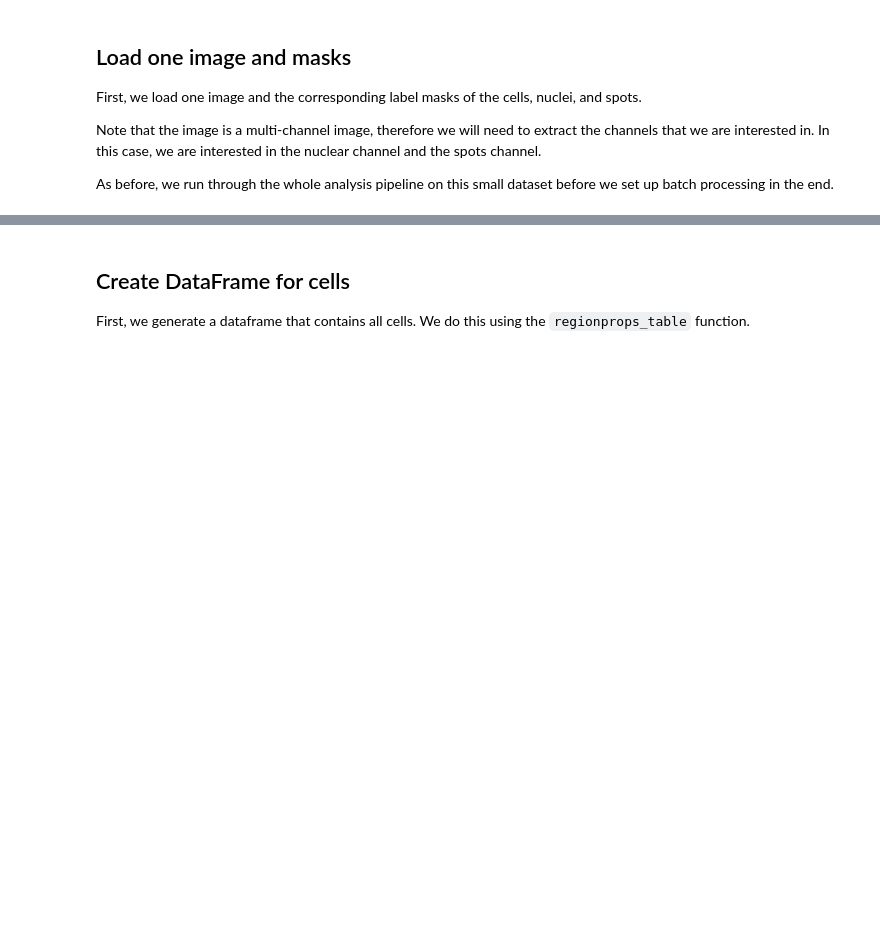
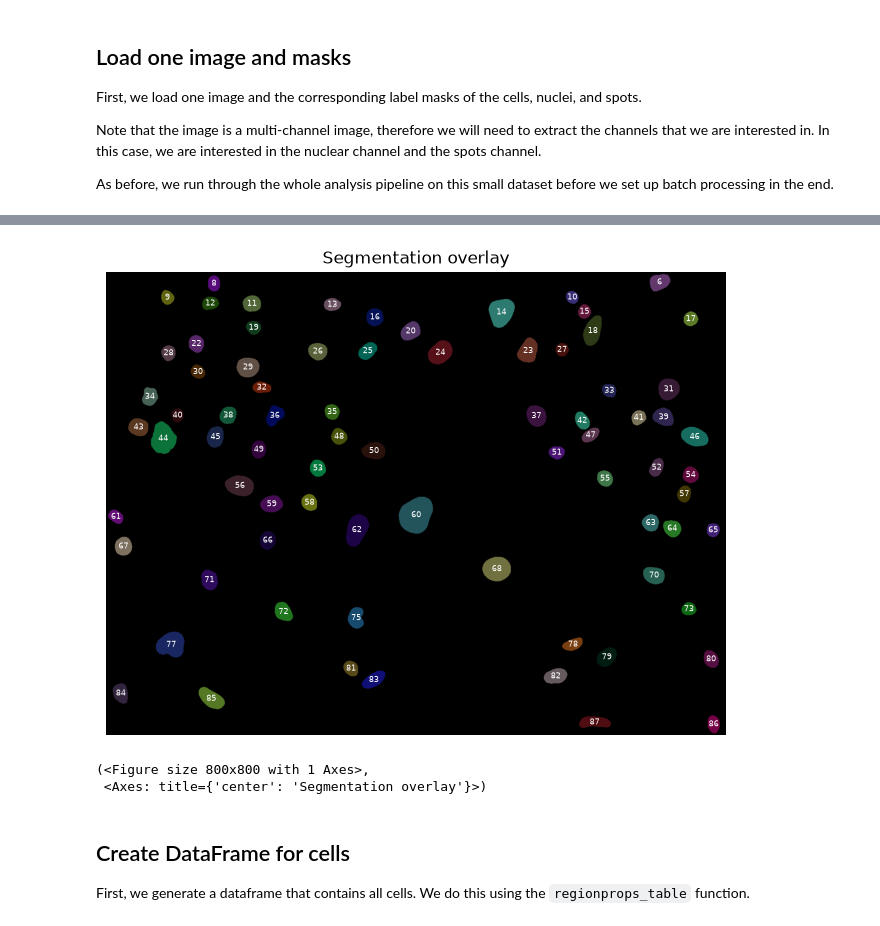
Before and after one commit to bobiac/bobiac-book, a Jupyter notebook: colab_notebooks/07_measurement_and_quantification/B_nested_objects.ipynb, the cells around one changed output, grey strips where cells are left out. Saved outputs shown, nothing was run; the diff lists cells and outputs as text; code cells hidden in the pictures; blank space fills up the shorter version.

```diff
--- a/colab_notebooks/07_measurement_and_quantification/B_nested_objects.ipynb
+++ b/colab_notebooks/07_measurement_and_quantification/B_nested_objects.ipynb
@@ -59,13 +56,13 @@ image_path = Path(
     "https://raw.githubusercontent.com/bobiac/bobiac-book/main/_static/images/quant/02_nested_measurements/images/F01_837.tif"
 )
 mask_cell_path = Path(
-    "https://raw.githubusercontent.com/bobiac/bobiac-book/main/_static/images/quant/02_nested_measurements/masks/F01_837w1.TIF"
+    "https://raw.githubusercontent.com/bobiac/bobiac-book/main/_static/images/quant/02_nested_measurements/masks/F01_837_cell_labels.tif"
 )
 mask_nucleus_path = Path(
-    "https://raw.githubusercontent.com/bobiac/bobiac-book/main/_static/images/quant/02_nested_measurements/masks/F01_837w2.TIF"
+    "https://raw.githubusercontent.com/bobiac/bobiac-book/main/_static/images/quant/02_nested_measurements/masks/F01_837_nuclei_labels.tif"
 )
 segmentation_spots_path = Path(
-    "https://raw.githubusercontent.com/bobiac/bobiac-book/main/_static/images/quant/02_nested_measurements/spot_lists/F01_837_spots.csv"
+    "https://raw.githubusercontent.com/bobiac/bobiac-book/main/_static/images/quant/02_nested_measurements/spot_lists/F01_837_points.csv"
 )
 
 # load images and masks
@@ -95,5 +118,9 @@ overlay_labels(label_mask=mask_cell)
 # %%
-overlay_labels(label_mask=mask_nucleus)
+overlay_labels(label_mask=mask_nucleus, alpha=.5)
+# %% [output]
+[figure, added]
+(<Figure size 800x800 with 1 Axes>,
+ <Axes: title={'center': 'Segmentation overlay'}>)
 # %% [markdown]
 ## Create DataFrame for cells
 First, we generate a dataframe that contains all cells. We do this using the `regionprops_table` function.
```
Also changed, not shown: parts of 36 cells of this notebook, 52 other files.
